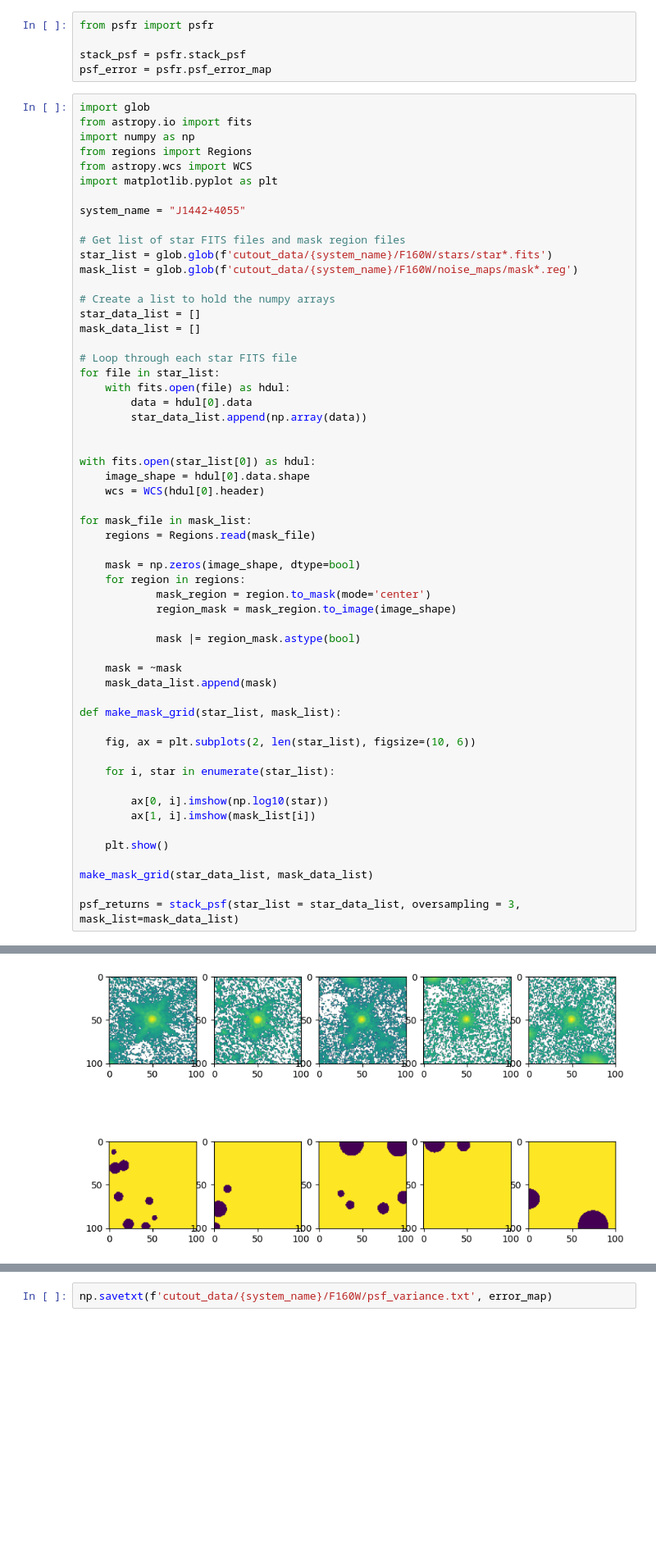
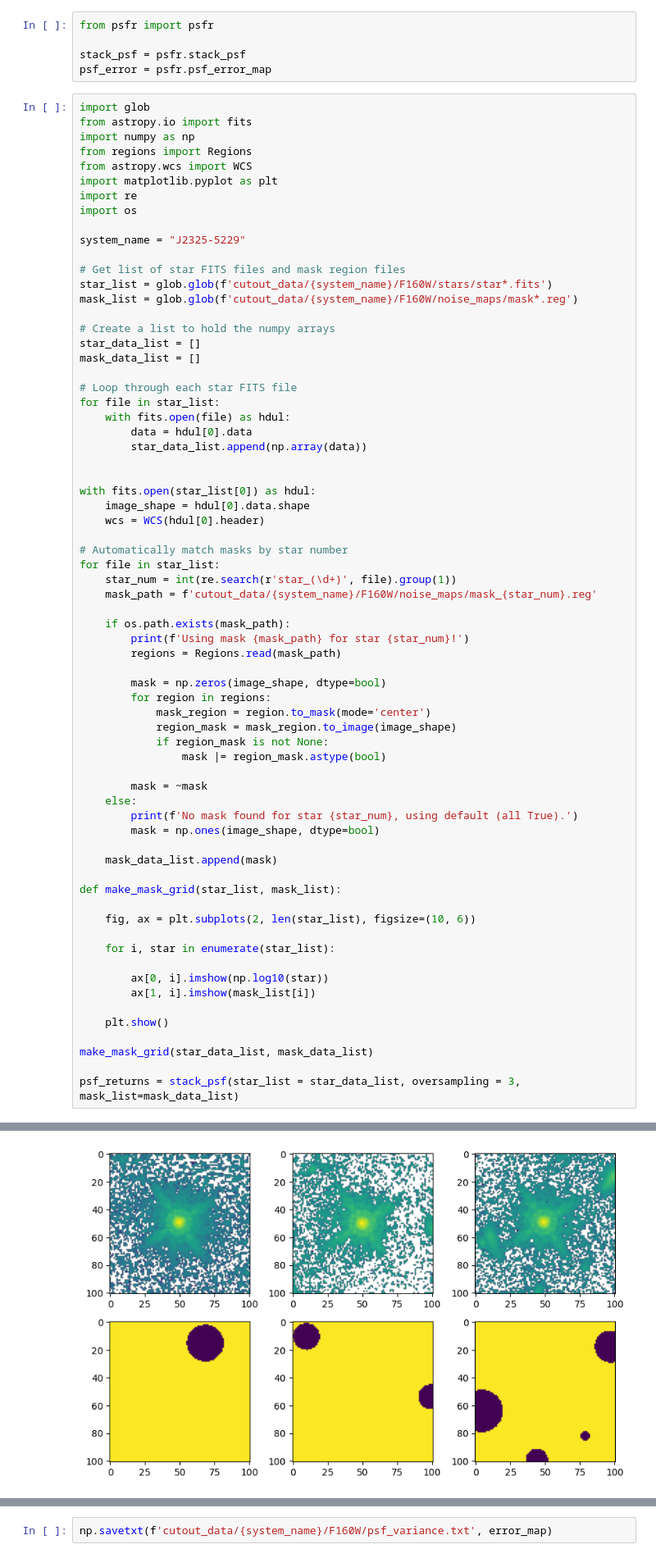
Before and after one commit to brady-ryan/hst_doubles, a Jupyter notebook: make_psf_variance_map.ipynb, the cells around one changed output, grey strips where cells are left out. Shown at 82% size. Saved outputs shown, nothing was run; the diff lists cells and outputs as text; blank space fills up the shorter version.

```diff
--- a/make_psf_variance_map.ipynb
+++ b/make_psf_variance_map.ipynb
@@ -10,8 +14,10 @@ import numpy as np
 from regions import Regions
 from astropy.wcs import WCS
 import matplotlib.pyplot as plt
+import re
+import os
 
-system_name = "J1442+4055"
+system_name = "J2325-5229"
 
 # Get list of star FITS files and mask region files
 star_list = glob.glob(f'cutout_data/{system_name}/F160W/stars/star*.fits')
@@ -32,17 +38,27 @@ with fits.open(star_list[0]) as hdul:
     image_shape = hdul[0].data.shape
     wcs = WCS(hdul[0].header)
 
-for mask_file in mask_list:
-    regions = Regions.read(mask_file)
+# Automatically match masks by star number
+for file in star_list:
+    star_num = int(re.search(r'star_(\d+)', file).group(1))
+    mask_path = f'cutout_data/{system_name}/F160W/noise_maps/mask_{star_num}.reg'
 
-    mask = np.zeros(image_shape, dtype=bool)
-    for region in regions:
+    if os.path.exists(mask_path):
+        print(f'Using mask {mask_path} for star {star_num}!')
+        regions = Regions.read(mask_path)
+
+        mask = np.zeros(image_shape, dtype=bool)
+        for region in regions:
             mask_region = region.to_mask(mode='center')
             region_mask = mask_region.to_image(image_shape)
+            if region_mask is not None:
+                mask |= region_mask.astype(bool)
 
-            mask |= region_mask.astype(bool)
+        mask = ~mask
+    else:
+        print(f'No mask found for star {star_num}, using default (all True).')
+        mask = np.ones(image_shape, dtype=bool)
 
-    mask = ~mask
     mask_data_list.append(mask)
 
 def make_mask_grid(star_list, mask_list):
@@ -63,4 +82,4 @@ psf_returns = stack_psf(star_list = star_data_list, oversampling = 3, mask_list=
-[figure, old version]
+[figure, new version]
 # %%
 psf_guess = psf_returns[0]
 center_list = np.array(psf_returns[1])
```
Also changed, not shown: parts of 4 cells of this notebook.
